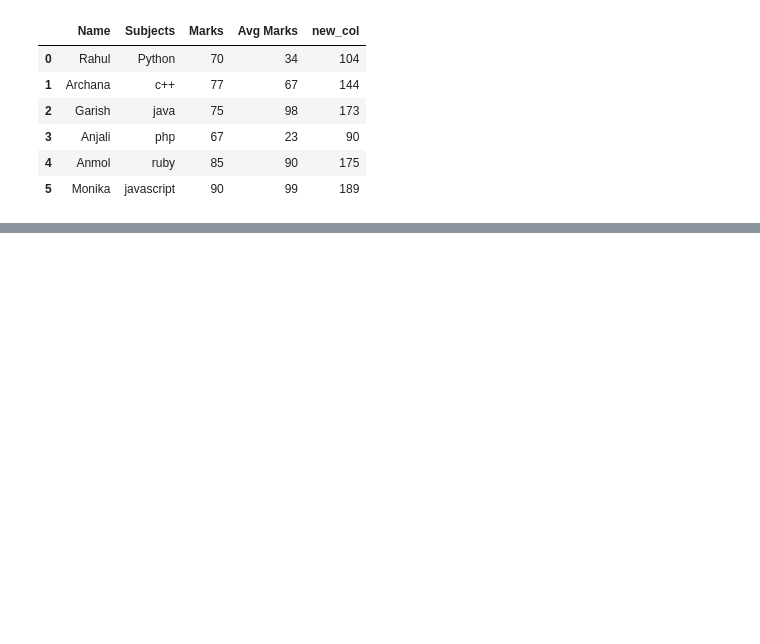
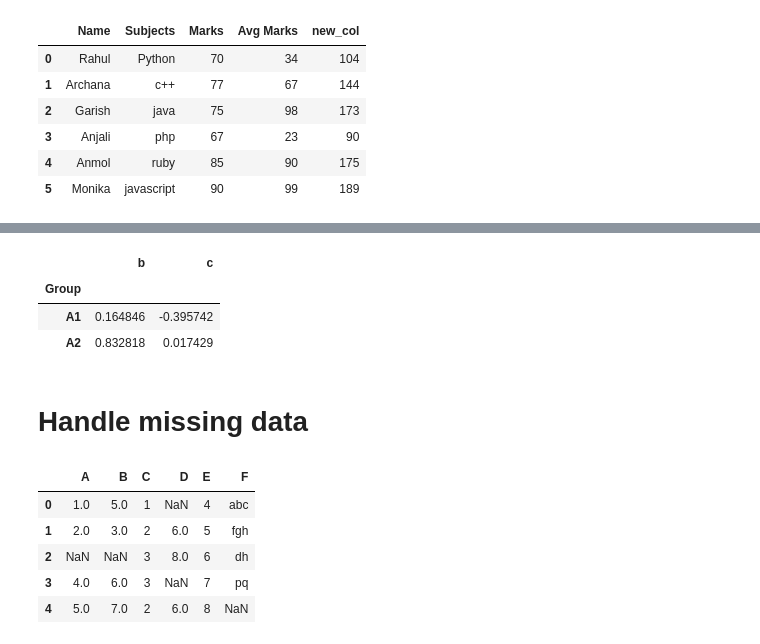
Before and after one commit to ikartik2001/CDAC-PYTHON-WITH-AI, a Jupyter notebook: JUPITER FOLDER (AI)/CLASSES JUPITER/Class 11 -pandas.ipynb, the cells around one changed output, grey strips where cells are left out. Saved outputs shown, nothing was run; the diff lists cells and outputs as text; code cells hidden in the pictures; blank space fills up the shorter version.

```diff
--- a/JUPITER FOLDER (AI)/CLASSES JUPITER/Class 11 -pandas.ipynb
+++ b/JUPITER FOLDER (AI)/CLASSES JUPITER/Class 11 -pandas.ipynb
@@ -313,0 +605,9 @@ d
+# %%
+df.xs(1,level="Num")
+# %% [output]
+|  | b | c |
+| Group |  |  |
+| A1 | 0.164846 | -0.395742 |
+| A2 | 0.832818 | 0.017429 |
+# %% [markdown]
+# Handle missing data
@@ -313,0 +619,17 @@ d
+# %%
+df= pd.DataFrame({'A':[1,2,np.nan,4,5],
+                  'B':[5,3,np.nan,6,7],
+                  'C':[1,2,3,3,2],
+                  'D':[np.nan,6,8,np.nan,6],
+                  'E':[4,5,6,7,8],
+                  'F':['abc','fgh','dh','pq',np.nan]
+                 })
+# %%
+df
+# %% [output]
+|  | A | B | C | D | E | F |
+| 0 | 1.0 | 5.0 | 1 | NaN | 4 | abc |
+| 1 | 2.0 | 3.0 | 2 | 6.0 | 5 | fgh |
+| 2 | NaN | NaN | 3 | 8.0 | 6 | dh |
+| 3 | 4.0 | 6.0 | 3 | NaN | 7 | pq |
+| 4 | 5.0 | 7.0 | 2 | 6.0 | 8 | NaN |
```
Also changed, not shown: parts of 74 cells of this notebook, 11 other files.
